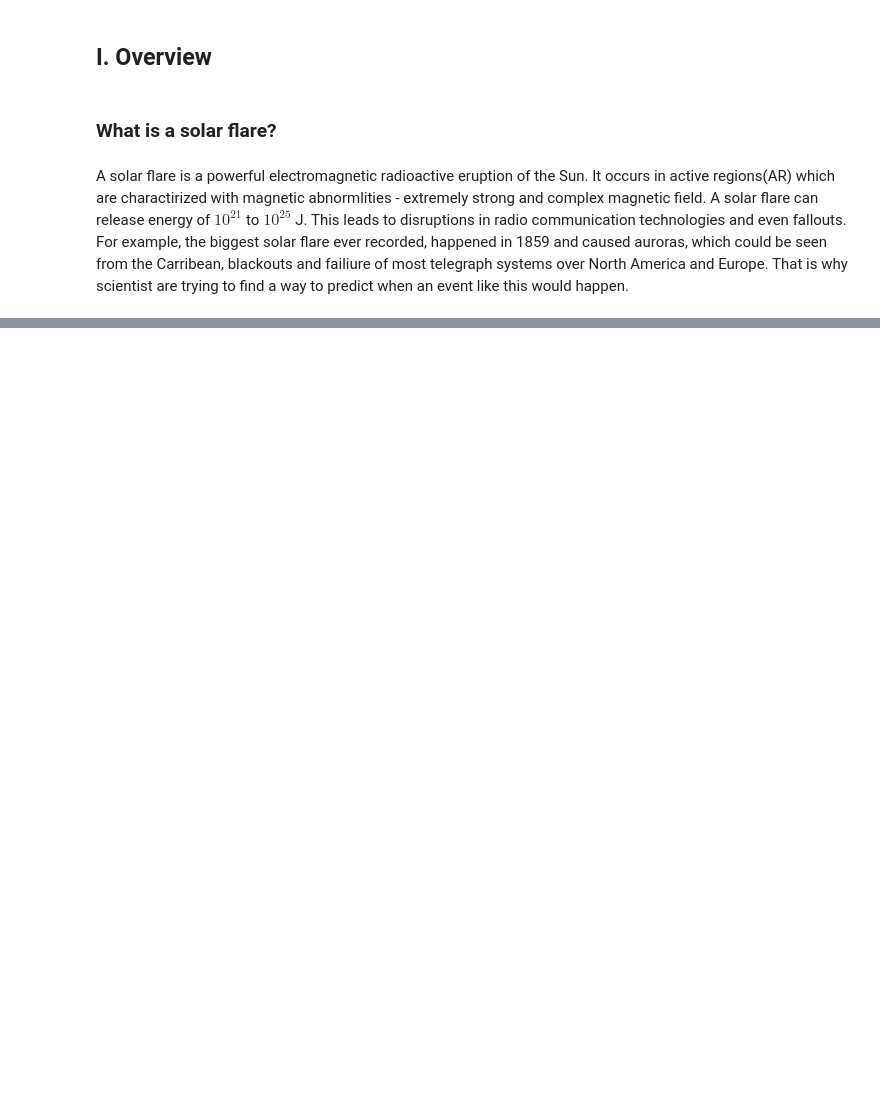
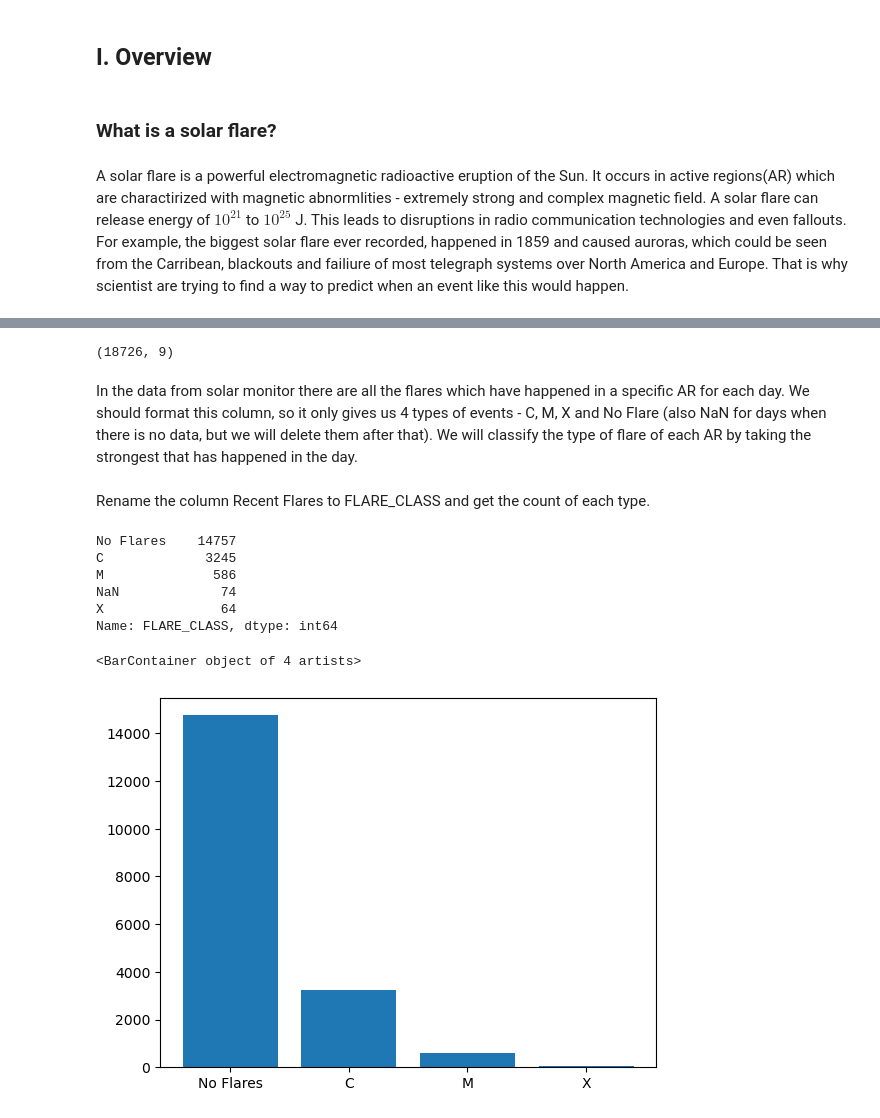
Before and after one commit to MartinNN07/A-Machine-Learning-Model-for-Solar-Flare-Predictions, a Jupyter notebook: Solar Flare Prediction.ipynb, the cells around one changed output, grey strips where cells are left out. Cells and saved outputs as stored; diff of their text form; code cells hidden in the pictures; blank space fills up the shorter version.

Commit message:
final project with all the data (including temporaly)

```diff
--- a/Solar Flare Prediction.ipynb
+++ b/Solar Flare Prediction.ipynb
@@ -150,0 +176,6 @@ Currently extracting data from year 2022
+# %%
+for i in range (2010, 2022+1):
+    print (f'Currently extracting data from the year {i}')
+    extractDataFromHMI_SHARP_720s(i)
+    extractDataFromCgemLorentz(i)
+    extractDataFromSolarMonitor(i)
@@ -150,0 +263,5 @@ Currently extracting data from year 2022
+# %%
+solarMonitor_df = pd.DataFrame()
+for i in range (2010, 2022+1):
+    currYear_df = pd.read_csv(f'data/Solar monitor/Solar_monitor_{i}.csv')
+    solarMonitor_df = pd.concat([solarMonitor_df, currYear_df], ignore_index = True)
@@ -150,0 +282,51 @@ Currently extracting data from year 2022
+# %%
+print (solarMonitor_df.shape)
+# %% [output]
+(18726, 9)
+# %% [markdown]
+In the data from solar monitor there are all the flares which have happened in a specific AR for each day. We should format this column, so it only gives us 4 types of events - C, M, X and No Flare (also NaN for days when there is no data, but we will delete them after that). We will classify the type of flare of each AR by taking the strongest that has happened in the day.
+# %%
+for i in range(0, len(solarMonitor_df['Recent Flares'])):
+    curr = str(solarMonitor_df['Recent Flares'][i])
+
+    #print(curr)
+    if curr == 'No Data Available For This Day':
+        solarMonitor_df.at[i, 'Recent Flares'] = 'NaN'
+        continue
+
+    isX = curr.find('X')
+    isM = curr.find('M')
+    isC = curr.find('C')
+
+    if isX != -1:
+        solarMonitor_df.at[i, 'Recent Flares'] = 'X'
+        continue
+
+    if isM != -1:
+        solarMonitor_df.at[i, 'Recent Flares'] = 'M'
+        continue
+
+    if isC != -1:
+        solarMonitor_df.at[i, 'Recent Flares'] = 'C'
+        continue
+
+    solarMonitor_df.at[i, 'Recent Flares'] = 'No Flares'
+# %% [markdown]
+Rename the column Recent Flares to FLARE_CLASS and get the count of each type.
+# %%
+solarMonitor_df = solarMonitor_df.rename(columns = {'Recent Flares':'FLARE_CLASS'})
+solarMonitor_df['FLARE_CLASS'].value_counts()
+# %% [output]
+No Flares    14757
+C             3245
+M              586
+NaN             74
+X               64
+Name: FLARE_CLASS, dtype: int64
+# %%
+#delete NaN
+solarMonitor_df = solarMonitor_df[solarMonitor_df['FLARE_CLASS'] != 'NaN']
+plt.bar(['No Flares', 'C', 'M', 'X'], solarMonitor_df['FLARE_CLASS'].value_counts())
+# %% [output]
+<BarContainer object of 4 artists>
+[figure, added]
```
Also changed, not shown: parts of 84 cells of this notebook, 3 other files.
